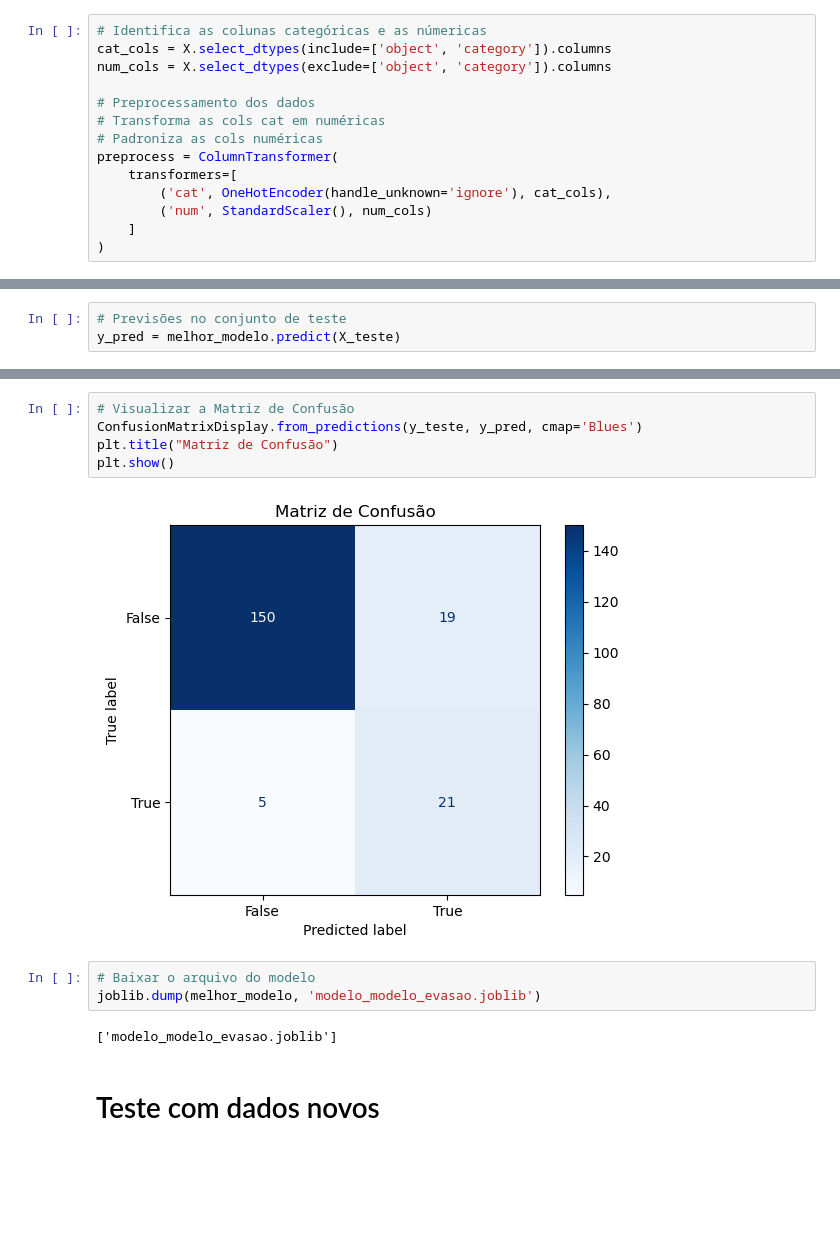
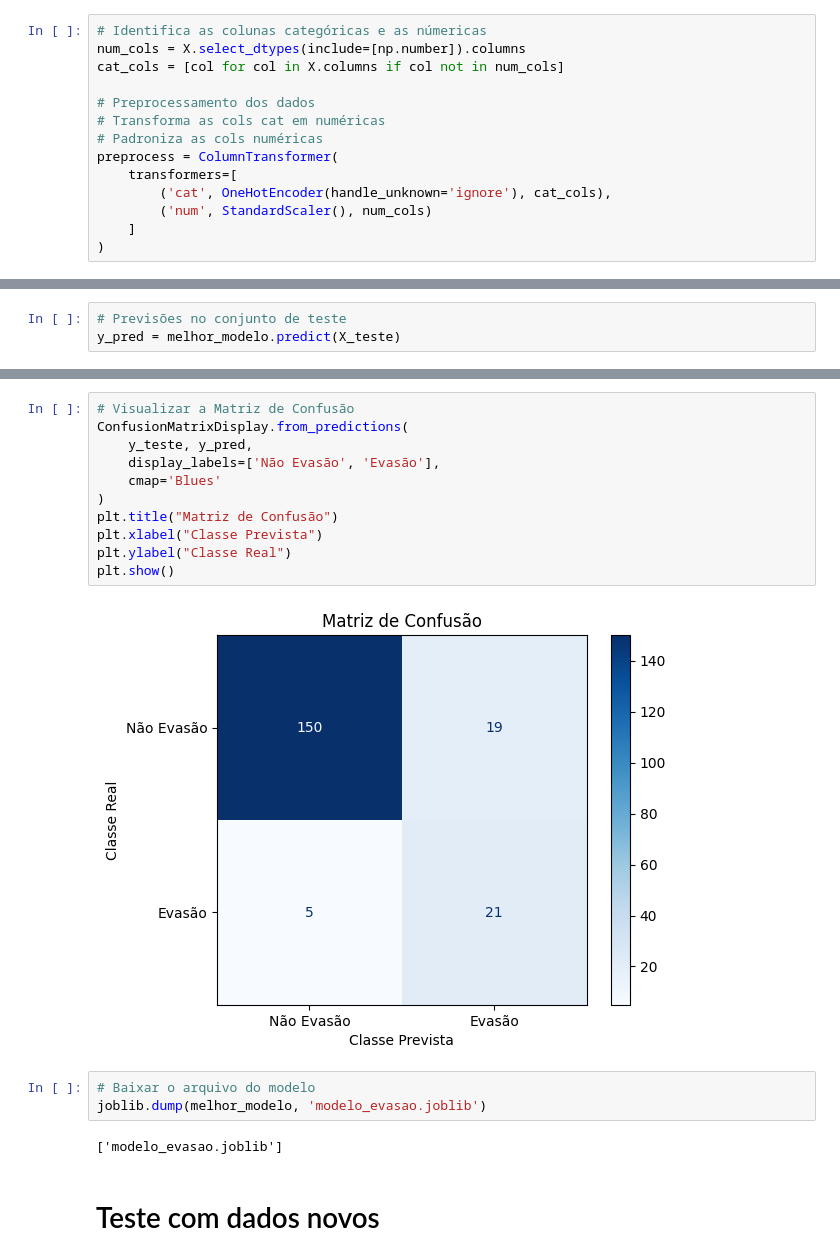
Before and after one commit to Moscofian/Sistema-alerta-para-Dropouts, a Jupyter notebook: Projeto-Dropout.ipynb, the cells around one changed output, grey strips where cells are left out. Saved outputs shown, nothing was run; the diff lists cells and outputs as text; blank space fills up the shorter version.

Commit message:
Renomeia rótulos para Evasão/Não Evasão

```diff
--- a/Projeto-Dropout.ipynb
+++ b/Projeto-Dropout.ipynb
@@ -231,8 +256,8 @@ X = df.drop(columns=['Dropped_Out', 'Final_Grade', 'Grade_2'])
 y = df['Dropped_Out']
 # %%
 # Identifica as colunas categóricas e as númericas
-cat_cols = X.select_dtypes(include=['object', 'category']).columns
-num_cols = X.select_dtypes(exclude=['object', 'category']).columns
+num_cols = X.select_dtypes(include=[np.number]).columns
+cat_cols = [col for col in X.columns if col not in num_cols]
 
 # Preprocessamento dos dados
 # Transforma as cols cat em numéricas
@@ -326,16 +352,22 @@ print(classification_report(y_teste, y_pred))
 weighted avg       0.91      0.88      0.89       195
 # %%
 # Visualizar a Matriz de Confusão
-ConfusionMatrixDisplay.from_predictions(y_teste, y_pred, cmap='Blues')
+ConfusionMatrixDisplay.from_predictions(
+    y_teste, y_pred,
+    display_labels=['Não Evasão', 'Evasão'],
+    cmap='Blues'
+)
 plt.title("Matriz de Confusão")
+plt.xlabel("Classe Prevista")
+plt.ylabel("Classe Real")
 plt.show()
 # %% [output]
-[figure, old version]
+[figure, new version]
 # %%
 # Baixar o arquivo do modelo
-joblib.dump(melhor_modelo, 'modelo_modelo_evasao.joblib')
+joblib.dump(melhor_modelo, 'modelo_evasao.joblib')
 # %% [output]
-['modelo_modelo_evasao.joblib']
+['modelo_evasao.joblib']
 # %% [markdown]
 # Teste com dados novos
 # %%
```
Also changed, not shown: parts of 14 cells of this notebook, 1 other file.
